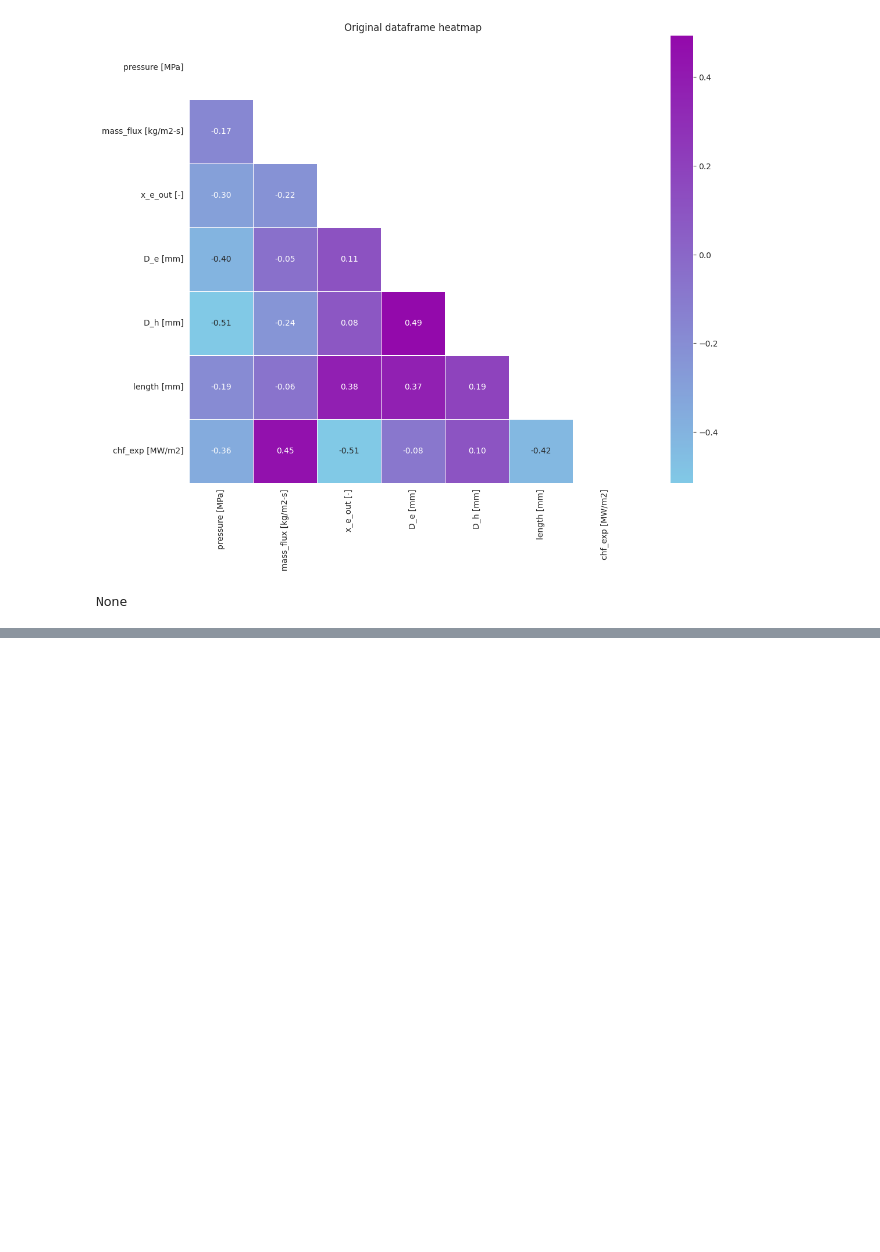
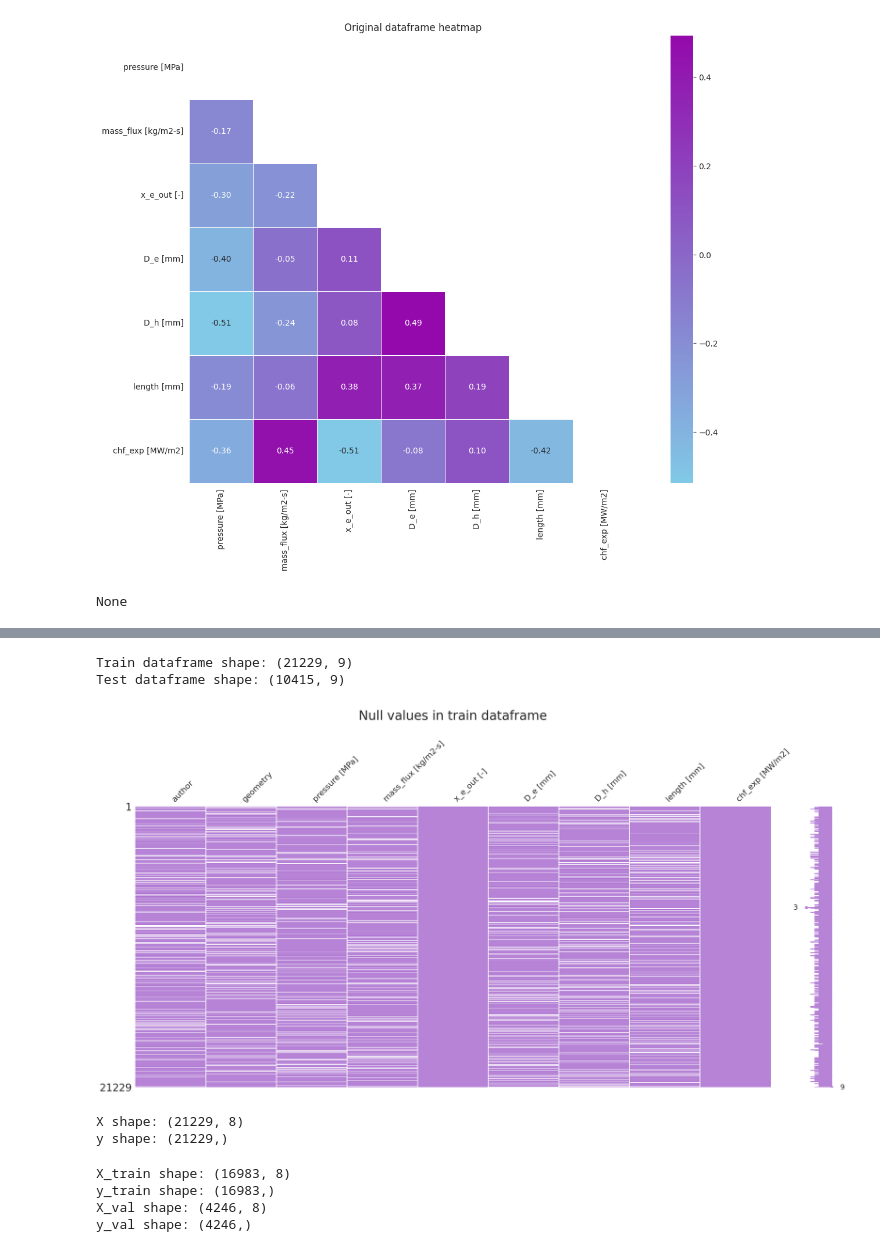
Before and after one commit to fxop0218/PlayGround-Kaggle-Series3, a Jupyter notebook: ps-s3-e15-eda-model-en-es.ipynb, the cells around one changed output, grey strips where cells are left out. Cells and saved outputs as stored; diff of their text form; code cells hidden in the pictures; blank space fills up the shorter version.

```diff
--- a/ps-s3-e15-eda-model-en-es.ipynb
+++ b/ps-s3-e15-eda-model-en-es.ipynb
@@ -318,0 +382,28 @@ show_distance(original_df[num_cols], "Show distance of Original dataframe")
+# %%
+test_df = data_df[data_df[TARGET].isna()].copy()
+train_df = data_df[data_df[TARGET].notna()].copy()
+# %%
+print(f"Train dataframe shape: {train_df.shape}\nTest dataframe shape: {test_df.shape}")
+# %% [output]
+Train dataframe shape: (21229, 9)
+Test dataframe shape: (10415, 9)
+# %%
+rgb_color = (182/255, 131/255, 214/255)
+msno.matrix(train_df, color=rgb_color).set_title("Null values in train dataframe",fontsize=25, pad=40);
+# %% [output]
+[figure, added]
+# %%
+X = train_df.drop(TARGET, axis=1)
+y = train_df[TARGET]
+print(f"X shape: {X.shape}\ny shape: {y.shape}")
+# %% [output]
+X shape: (21229, 8)
+y shape: (21229,)
+# %%
+X_train, X_val, y_train, y_val = train_test_split(X, y, random_state=SEED, train_size = 0.8)
+print(f"X_train shape: {X_train.shape}\ny_train shape: {y_train.shape}\nX_val shape: {X_val.shape}\ny_val shape: {y_val.shape}")
+# %% [output]
+X_train shape: (16983, 8)
+y_train shape: (16983,)
+X_val shape: (4246, 8)
+y_val shape: (4246,)
```
Also changed, not shown: parts of 18 cells of this notebook.
